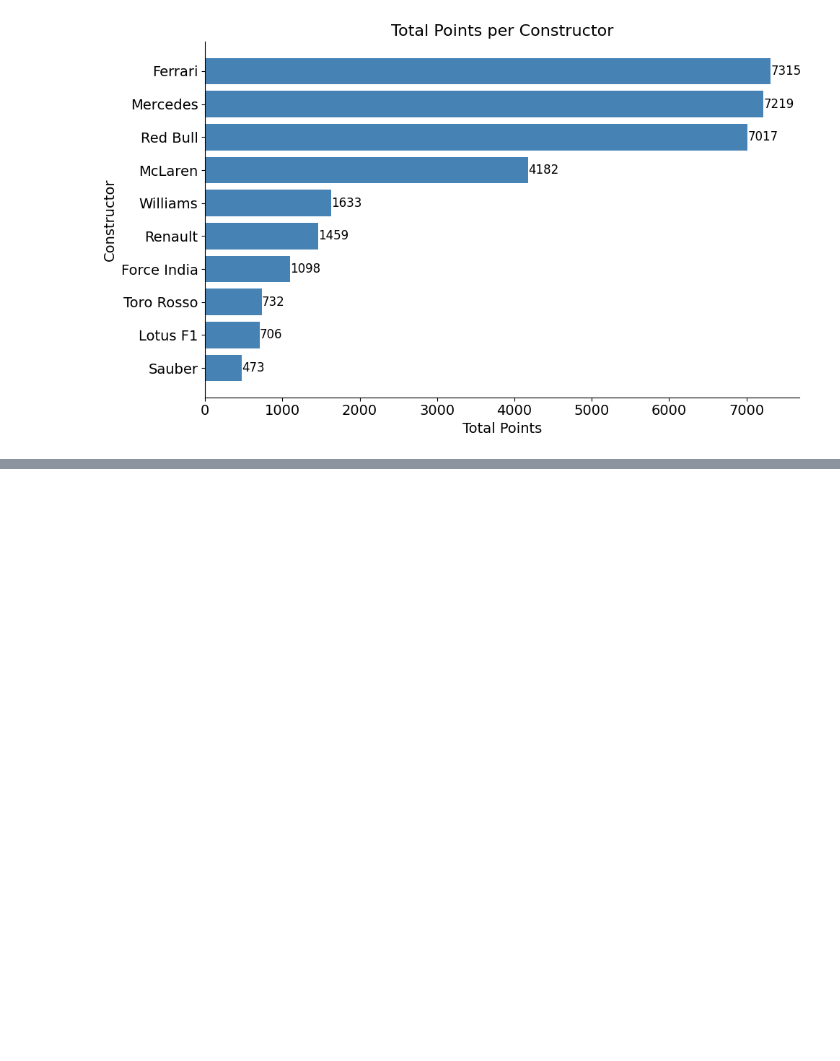
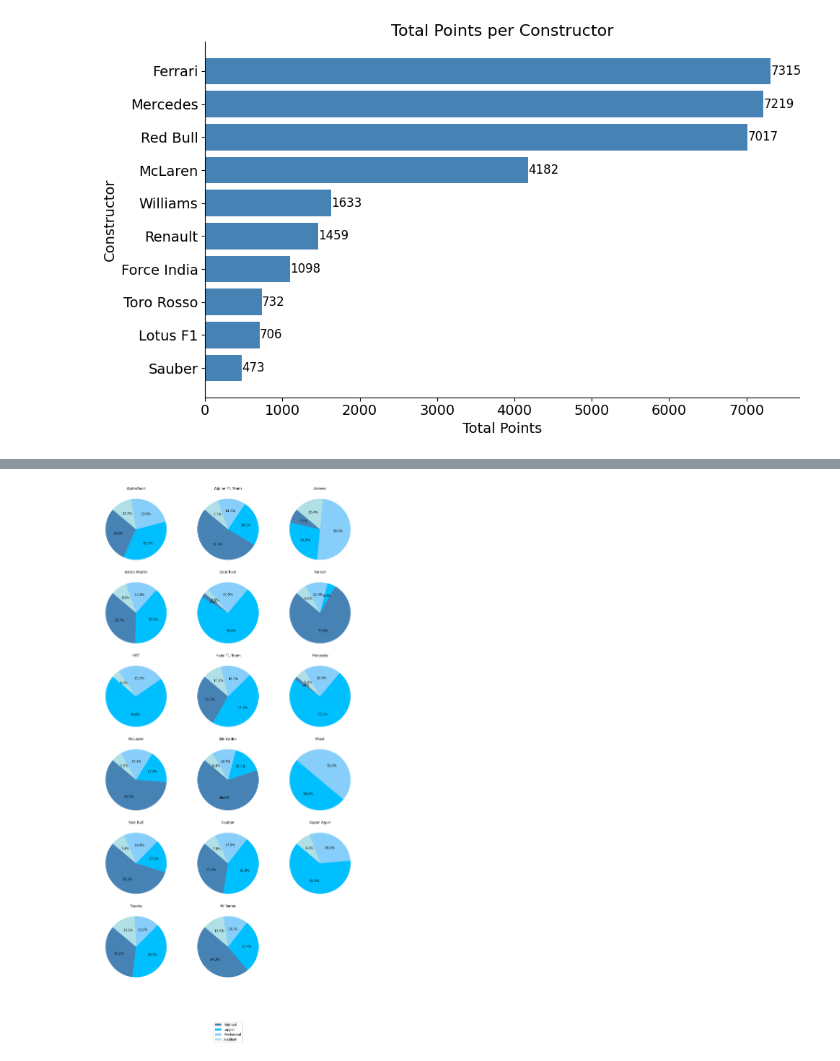
Before and after one commit to NandiniKodali988/F1-Through-Data, a Jupyter notebook: technical-details/eda/main.ipynb, the cells around one changed output, grey strips where cells are left out. Cells and saved outputs as stored; diff of their text form; code cells hidden in the pictures; blank space fills up the shorter version.

```diff
--- a/technical-details/eda/main.ipynb
+++ b/technical-details/eda/main.ipynb
@@ -236,0 +271,64 @@ plot_driver_points(data, "Kimi Räikkönen", color_list)
+# %%
+# distrbution of status for each constructor
+def autopct_format(pct):
+    return f'{pct:.1f}%' if pct > 0 else ''
+
+
+filtered_data = data[data["status"].isin(["Finished", "Lapped", "Mechanical", "Accident"])]
+
+
+status_distribution = filtered_data.groupby(["constructorName", "status"]).size().unstack(fill_value=0)
+
+
+status_distribution["Total"] = data.groupby("constructorName").size()
+
+
+num_constructors = len(status_distribution)
+num_cols = 3
+num_rows = (num_constructors + num_cols - 1) // num_cols
+fig, axes = plt.subplots(num_rows, num_cols, figsize=(15, 5 * num_rows))
+
+
+axes = axes.flatten()
+
+colors = ['steelblue', 'deepskyblue', 'lightskyblue', 'powderblue']
+
+
+for idx, constructor in enumerate(status_distribution.index):
+    status_counts = status_distribution.loc[constructor, ["Finished", "Lapped", "Mechanical", "Accident"]]
+    total_count = status_distribution.loc[constructor, "Total"]
+
+
+    percentages = (status_counts / total_count) * 100
+
+
+    wedges, texts, autotexts = axes[idx].pie(
+        percentages,
+        labels=None,
+        autopct=autopct_format,
+        colors=colors,
+        startangle=140,
+        textprops={'fontsize': 10}
+    )
+    axes[idx].set_title(f"{constructor}", fontsize=14)
+
+    for autotext in autotexts:
+        autotext.set_fontsize(12)
+
+
+for i in range(idx + 1, len(axes)):
+    fig.delaxes(axes[i])
+
+# Add a shared legend
+fig.legend(
+    labels=["Finished", "Lapped", "Mechanical", "Accident"],
+    loc="lower center",
+    ncol=1,
+    fontsize=12
+)
+
+# Adjust layout
+plt.tight_layout(rect=[0, 0.1, 1, 1])
+plt.show()
+# %% [output]
+[figure, added]
```
Also changed, not shown: parts of 4 cells of this notebook, 17 other files.
